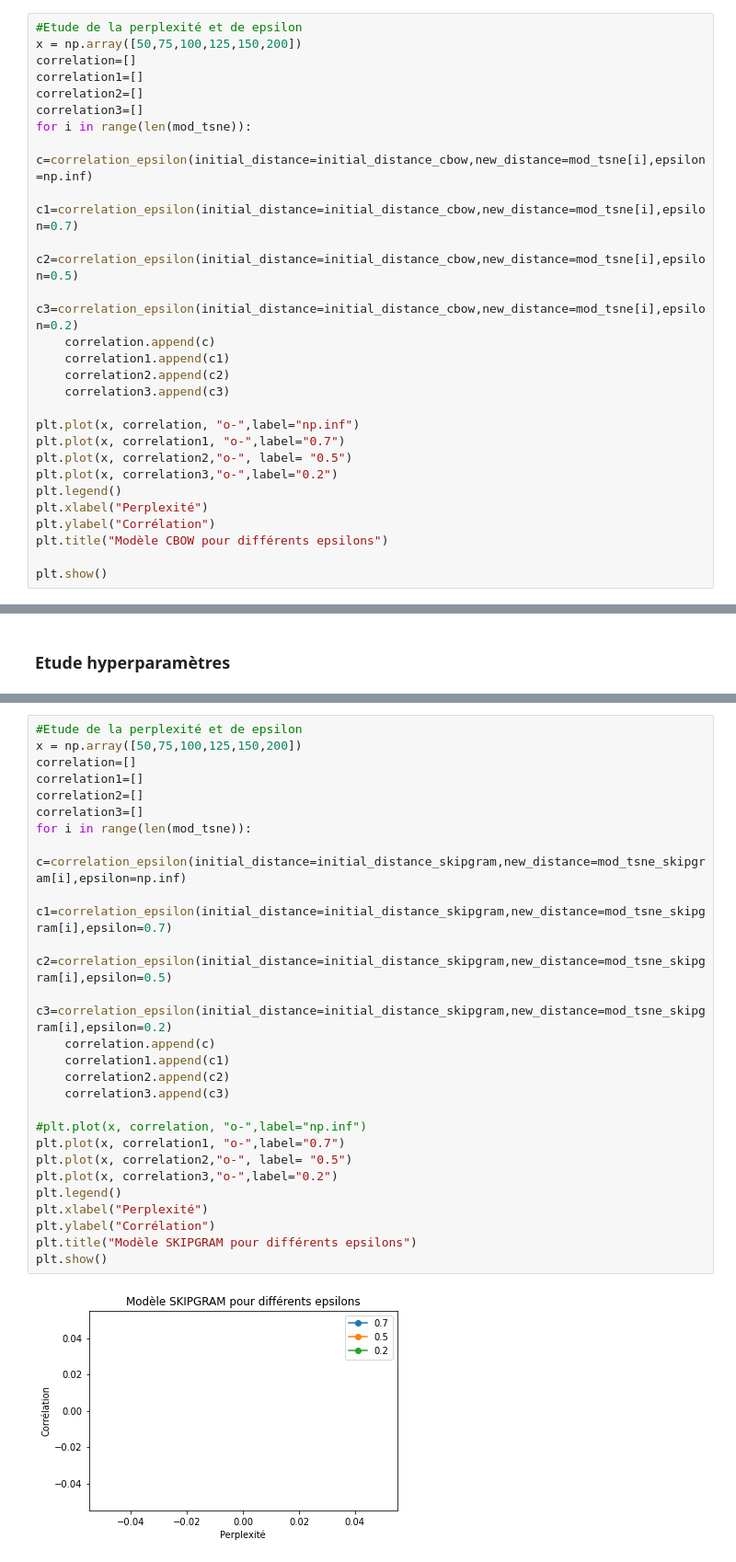
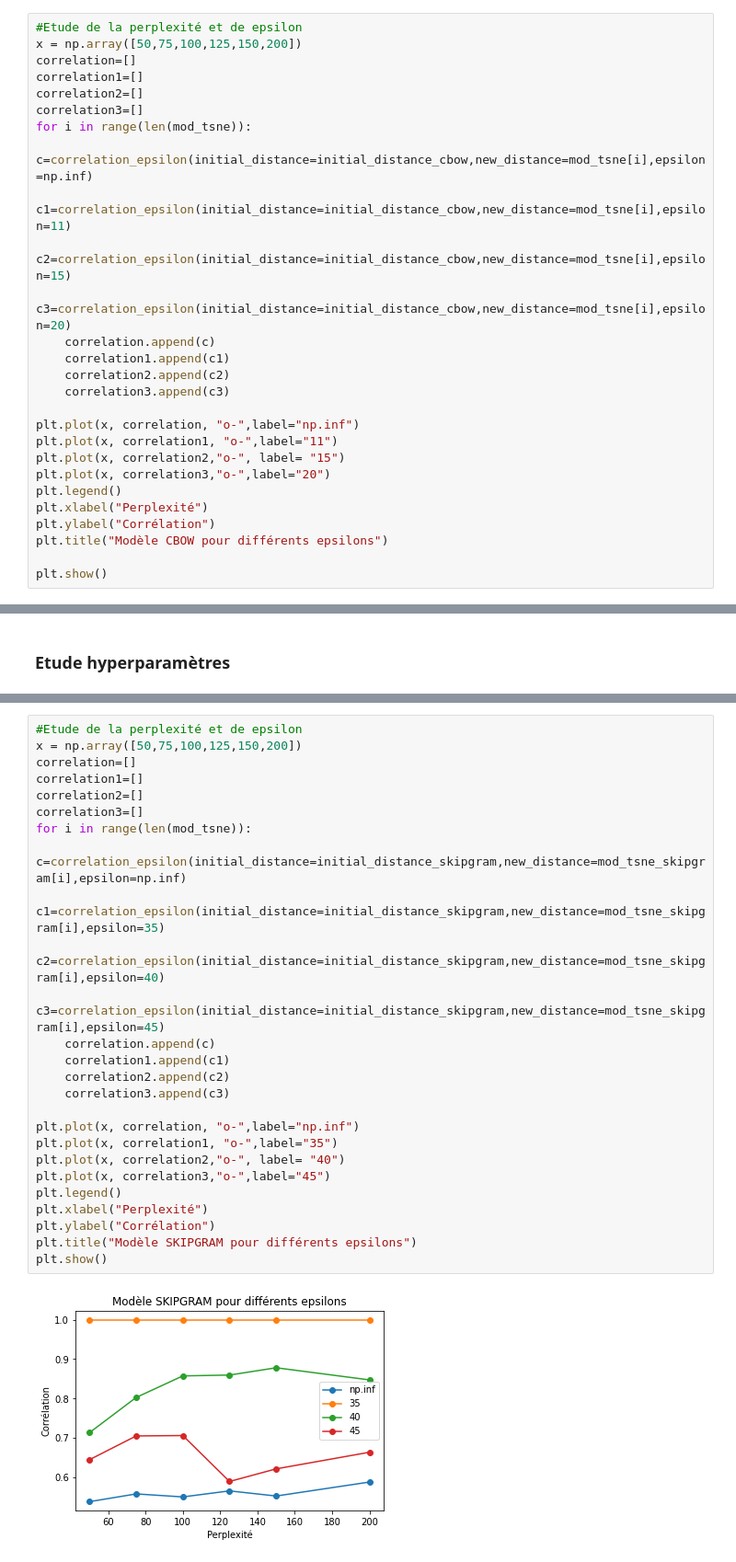
Before and after one commit to dmkant/projet-statistique-2022, a Jupyter notebook: reduction_dim/MDS/reduction_dim.ipynb, the cells around one changed output, grey strips where cells are left out. Shown at 92% size. Cells and saved outputs as stored; diff of their text form.

```diff
--- a/reduction_dim/MDS/reduction_dim.ipynb
+++ b/reduction_dim/MDS/reduction_dim.ipynb
@@ -51,18 +55,18 @@ correlation2=[]
 correlation3=[]
 for i in range(len(mod_tsne)):
     c=correlation_epsilon(initial_distance=initial_distance_cbow,new_distance=mod_tsne[i],epsilon=np.inf)
-    c1=correlation_epsilon(initial_distance=initial_distance_cbow,new_distance=mod_tsne[i],epsilon=0.7)
-    c2=correlation_epsilon(initial_distance=initial_distance_cbow,new_distance=mod_tsne[i],epsilon=0.5)
-    c3=correlation_epsilon(initial_distance=initial_distance_cbow,new_distance=mod_tsne[i],epsilon=0.2)
+    c1=correlation_epsilon(initial_distance=initial_distance_cbow,new_distance=mod_tsne[i],epsilon=11)
+    c2=correlation_epsilon(initial_distance=initial_distance_cbow,new_distance=mod_tsne[i],epsilon=15)
+    c3=correlation_epsilon(initial_distance=initial_distance_cbow,new_distance=mod_tsne[i],epsilon=20)
     correlation.append(c)
     correlation1.append(c1)
     correlation2.append(c2)
     correlation3.append(c3)
 
 plt.plot(x, correlation, "o-",label="np.inf")
-plt.plot(x, correlation1, "o-",label="0.7")
-plt.plot(x, correlation2,"o-", label= "0.5")
-plt.plot(x, correlation3,"o-",label="0.2")
+plt.plot(x, correlation1, "o-",label="11")
+plt.plot(x, correlation2,"o-", label= "15")
+plt.plot(x, correlation3,"o-",label="20")
 plt.legend()
 plt.xlabel("Perplexité")
 plt.ylabel("Corrélation")
@@ -140,31 +136,31 @@ for index, p in enumerate([50,75,100,125,150,200]):
 # %%
 #Etude de la perplexité et de epsilon
 x = np.array([50,75,100,125,150,200])
 correlation=[]
 correlation1=[]
 correlation2=[]
 correlation3=[]
 for i in range(len(mod_tsne)):
     c=correlation_epsilon(initial_distance=initial_distance_skipgram,new_distance=mod_tsne_skipgram[i],epsilon=np.inf)
-    c1=correlation_epsilon(initial_distance=initial_distance_skipgram,new_distance=mod_tsne_skipgram[i],epsilon=0.7)
-    c2=correlation_epsilon(initial_distance=initial_distance_skipgram,new_distance=mod_tsne_skipgram[i],epsilon=0.5)
-    c3=correlation_epsilon(initial_distance=initial_distance_skipgram,new_distance=mod_tsne_skipgram[i],epsilon=0.2)
+    c1=correlation_epsilon(initial_distance=initial_distance_skipgram,new_distance=mod_tsne_skipgram[i],epsilon=35)
+    c2=correlation_epsilon(initial_distance=initial_distance_skipgram,new_distance=mod_tsne_skipgram[i],epsilon=40)
+    c3=correlation_epsilon(initial_distance=initial_distance_skipgram,new_distance=mod_tsne_skipgram[i],epsilon=45)
     correlation.append(c)
     correlation1.append(c1)
     correlation2.append(c2)
     correlation3.append(c3)
 
-#plt.plot(x, correlation, "o-",label="np.inf")
-plt.plot(x, correlation1, "o-",label="0.7")
-plt.plot(x, correlation2,"o-", label= "0.5")
-plt.plot(x, correlation3,"o-",label="0.2")
+plt.plot(x, correlation, "o-",label="np.inf")
+plt.plot(x, correlation1, "o-",label="35")
+plt.plot(x, correlation2,"o-", label= "40")
+plt.plot(x, correlation3,"o-",label="45")
 plt.legend()
 plt.xlabel("Perplexité")
 plt.ylabel("Corrélation")
 plt.title("Modèle SKIPGRAM pour différents epsilons")
 plt.show()
 # %% [output]
-[figure, old version]
+[figure, new version]
 # %%
 #Etude de la perplexité et du nb de voisins
 x = np.array([50,75,100,125,150,200])
```
Also changed, not shown: parts of 8 cells of this notebook.
